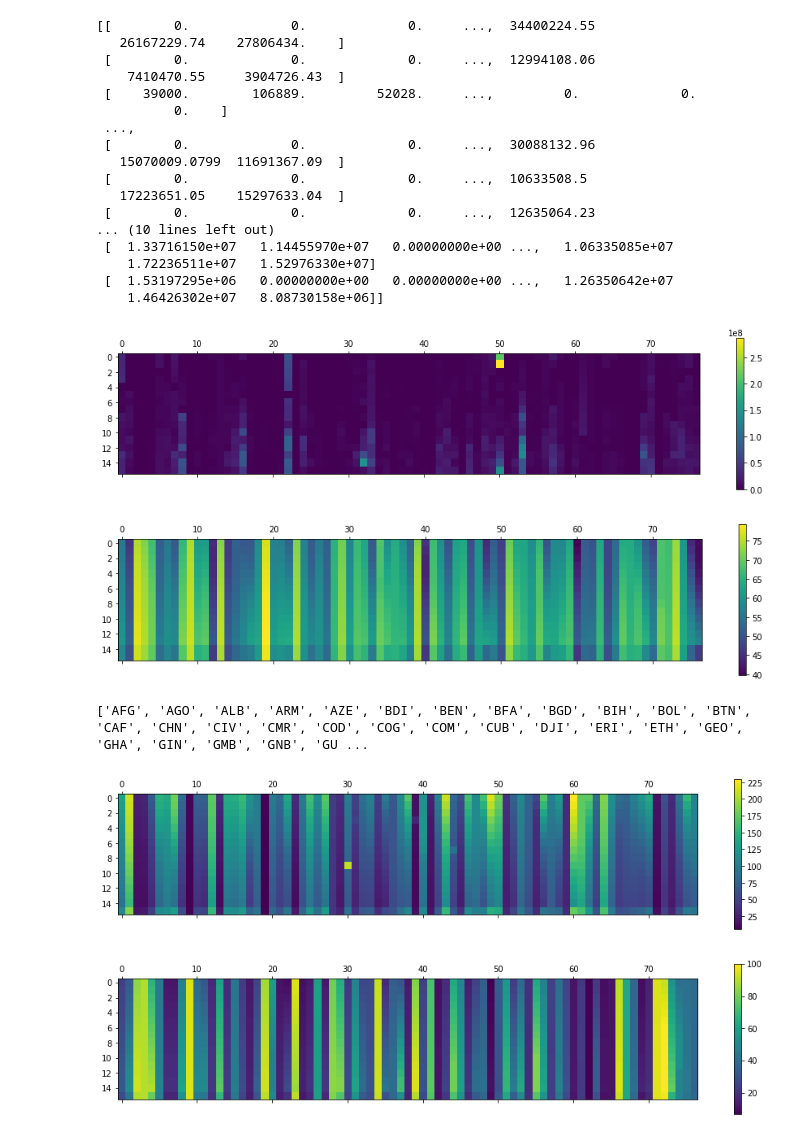
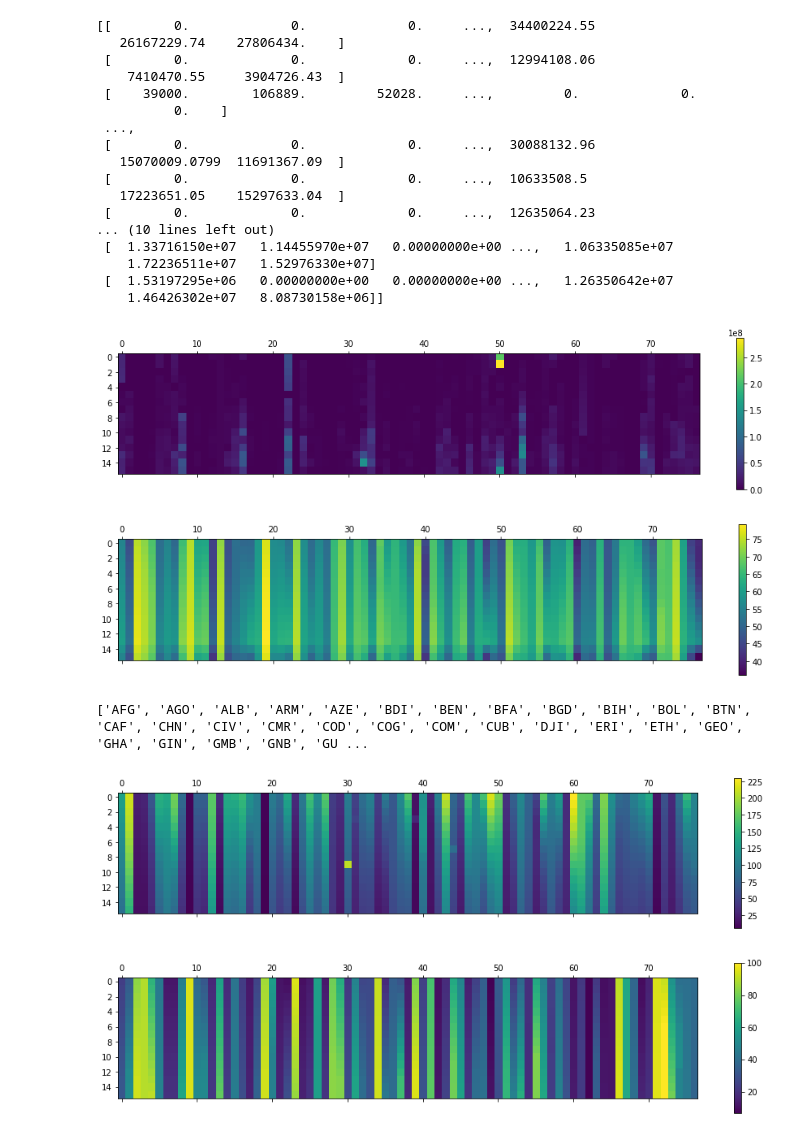
Before and after one commit to igor-93/del_comp, a Jupyter notebook: hello.ipynb, the cells around one changed output. Saved outputs shown, nothing was run; the diff lists cells and outputs as text; code cells hidden in the pictures.

```diff
--- a/hello.ipynb
+++ b/hello.ipynb
@@ -23,6 +23,9 @@ def convert_to_float(data):
     for i in range(data.shape[0]):
         idx = np.where(data[i,:] == 0)
         data[i,idx] = row_means[i]
+        j = data.shape[1]-1
+        #if data[i,j] == 0:
+        data[i,j] = 2*data[i,j-1] - data[i,j-2]
 
     return data
 
@@ -192,47 +195,46 @@ data_prel = convert_to_float(data_prel)
 #data_san = data_san * 0.01
 
 
-data_ch_m = data_ch_m.T
-plt.matshow(data_ch_m)
+
+plt.matshow(data_ch_m.T)
 plt.colorbar()
 plt.show()
 
-data_san = data_san.T
-plt.matshow(data_san)
+plt.matshow(data_san.T)
 plt.colorbar()
 plt.show()
-data_water = data_water.T
-plt.matshow(data_water)
+
+plt.matshow(data_water.T)
 plt.colorbar()
 plt.show()
-data_poverty = data_poverty.T
-plt.matshow(data_poverty)
+
+plt.matshow(data_poverty.T)
 plt.colorbar()
 plt.show()
-data_prel = data_prel.T
-plt.matshow(data_prel)
+
+plt.matshow(data_prel.T)
 plt.colorbar()
 plt.show()
 # %% [output]
 [[        0.             0.             0.     ...,  34400224.55
    26167229.74    27806434.    ]
  [        0.             0.             0.     ...,  12994108.06
     7410470.55     3904726.43  ]
  [    39000.        106889.         52028.     ...,         0.             0.
           0.    ]
  ...,
  [        0.             0.             0.     ...,  30088132.96
    15070009.0799  11691367.09  ]
  [        0.             0.             0.     ...,  10633508.5
    17223651.05    15297633.04  ]
  [        0.             0.             0.     ...,  12635064.23
 ... (10 lines left out)
  [  1.33716150e+07   1.14455970e+07   0.00000000e+00 ...,   1.06335085e+07
     1.72236511e+07   1.52976330e+07]
  [  1.53197295e+06   0.00000000e+00   0.00000000e+00 ...,   1.26350642e+07
     1.46426302e+07   8.08730158e+06]]
 [figure]
-[figure, old version]
+[figure, new version]
 ['AFG', 'AGO', 'ALB', 'ARM', 'AZE', 'BDI', 'BEN', 'BFA', 'BGD', 'BIH', 'BOL', 'BTN', 'CAF', 'CHN', 'CIV', 'CMR', 'COD', 'COG', 'COM', 'CUB', 'DJI', 'ERI', 'ETH', 'GEO', 'GHA', 'GIN', 'GMB', 'GNB', 'GU ...
-[figure, old version]
+[figure, new version]
-[figure, old version]
+[figure, new version]
```
Also changed, not shown: parts of 5 cells of this notebook.
